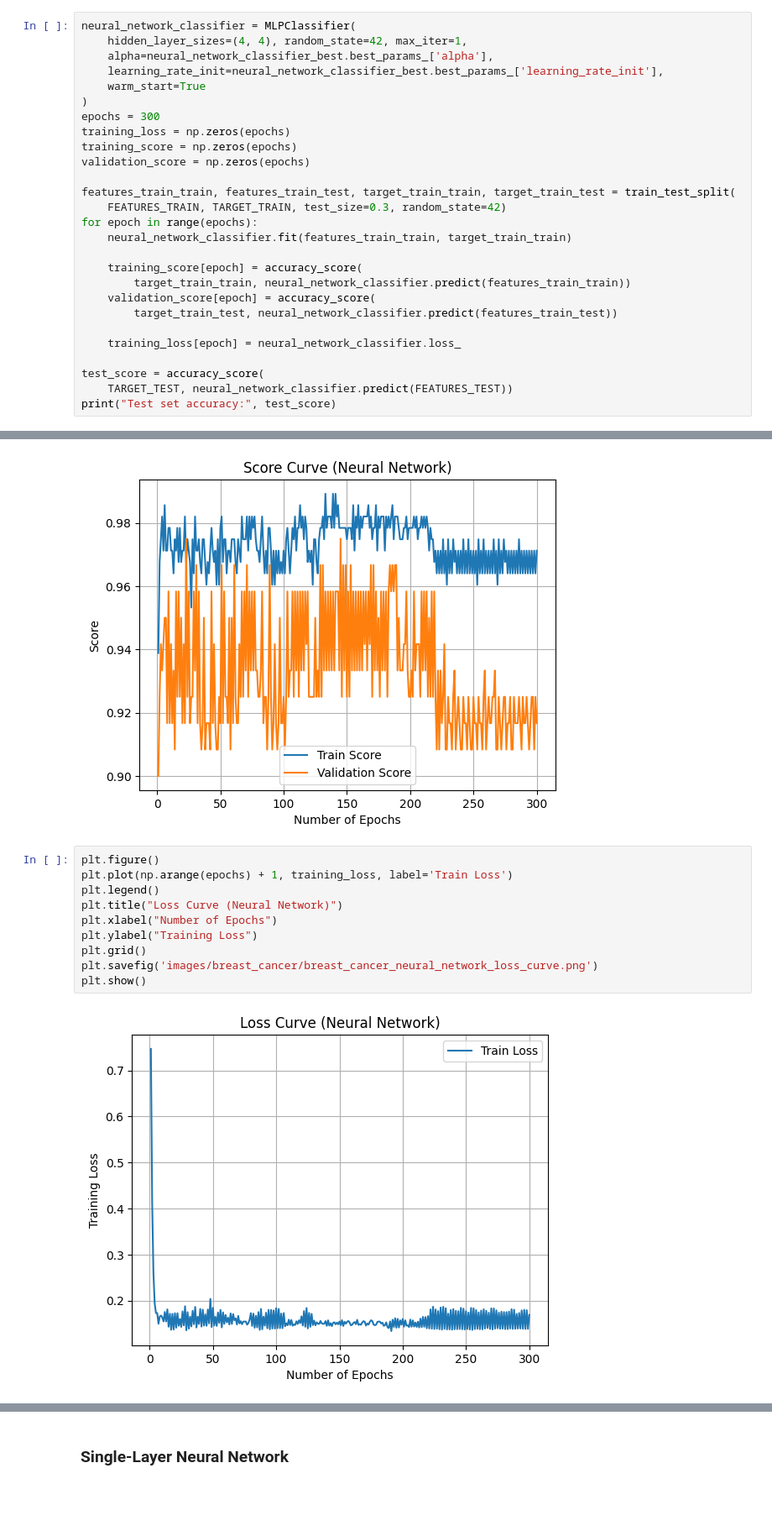
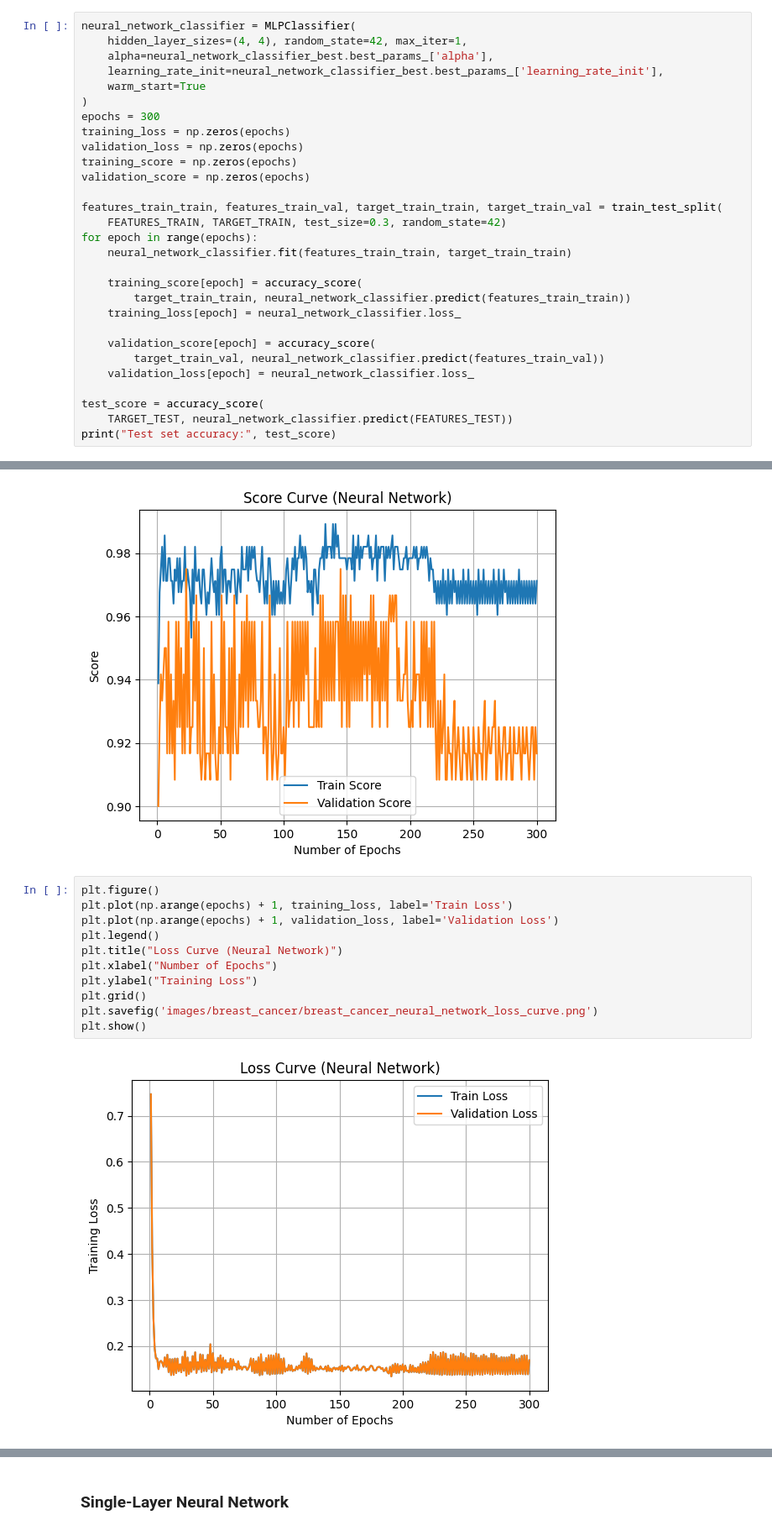
Before and after one commit to harry-z-kang/CS7641, a Jupyter notebook: supervised_learning/breast_cancer.ipynb, the cells around one changed output, grey strips where cells are left out. Shown at 84% size. Cells and saved outputs as stored; diff of their text form; blank space fills up the shorter version.

```diff
--- a/supervised_learning/breast_cancer.ipynb
+++ b/supervised_learning/breast_cancer.ipynb
@@ -358,20 +375,22 @@ neural_network_classifier = MLPClassifier(
 )
 epochs = 300
 training_loss = np.zeros(epochs)
+validation_loss = np.zeros(epochs)
 training_score = np.zeros(epochs)
 validation_score = np.zeros(epochs)
 
-features_train_train, features_train_test, target_train_train, target_train_test = train_test_split(
+features_train_train, features_train_val, target_train_train, target_train_val = train_test_split(
     FEATURES_TRAIN, TARGET_TRAIN, test_size=0.3, random_state=42)
 for epoch in range(epochs):
     neural_network_classifier.fit(features_train_train, target_train_train)
 
     training_score[epoch] = accuracy_score(
         target_train_train, neural_network_classifier.predict(features_train_train))
+    training_loss[epoch] = neural_network_classifier.loss_
+
     validation_score[epoch] = accuracy_score(
-        target_train_test, neural_network_classifier.predict(features_train_test))
-
-    training_loss[epoch] = neural_network_classifier.loss_
+        target_train_val, neural_network_classifier.predict(features_train_val))
+    validation_loss[epoch] = neural_network_classifier.loss_
 
 test_score = accuracy_score(
     TARGET_TEST, neural_network_classifier.predict(FEATURES_TEST))
@@ -394,15 +413,16 @@ plt.show()
 # %%
 plt.figure()
 plt.plot(np.arange(epochs) + 1, training_loss, label='Train Loss')
+plt.plot(np.arange(epochs) + 1, validation_loss, label='Validation Loss')
 plt.legend()
 plt.title("Loss Curve (Neural Network)")
 plt.xlabel("Number of Epochs")
 plt.ylabel("Training Loss")
 plt.grid()
 plt.savefig('images/breast_cancer/breast_cancer_neural_network_loss_curve.png')
 plt.show()
 # %% [output]
-[figure, old version]
+[figure, new version]
 # %% [markdown]
 The training loss keeps decreasing with increasing number of epochs. The high training and validation scores showcase the good performance of the neural network classifier even after 300 epochs.
 
```
Also changed, not shown: parts of 31 cells of this notebook, 2 other files.
